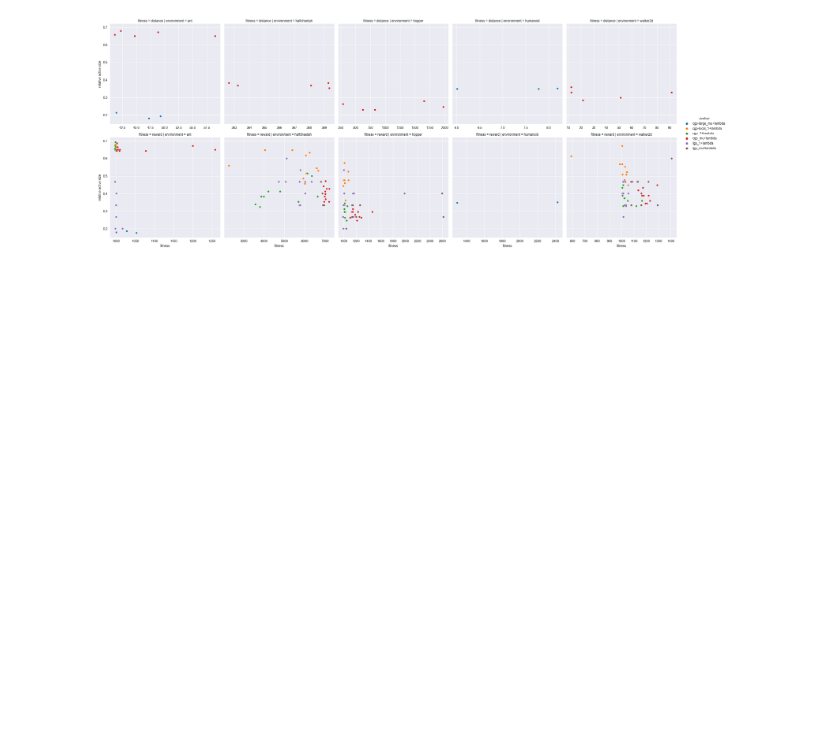
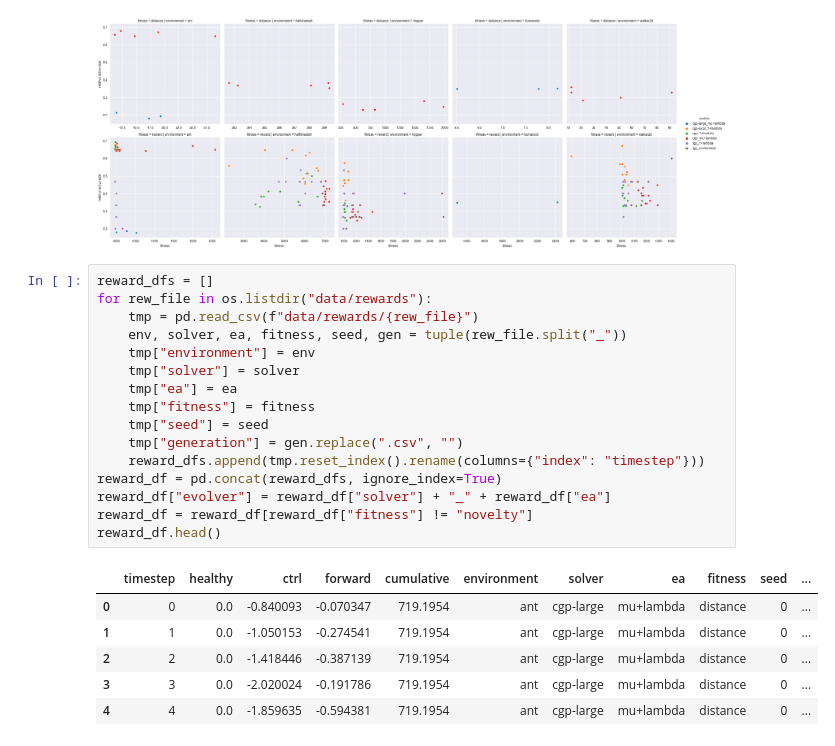
Before and after one commit to giorgia-nadizar/cgpax, a Jupyter notebook: analysis/analysis.ipynb, the cells around one changed output. Drawn from its saved outputs; the diff is of its cells as text; blank space fills up the shorter version.

```diff
--- a/analysis/analysis.ipynb
+++ b/analysis/analysis.ipynb
@@ -134,3 +134,26 @@ g.set_ylabels("relative active size")
 plt.show()
 # %% [output]
 [figure]
+# %%
+reward_dfs = []
+for rew_file in os.listdir("data/rewards"):
+    tmp = pd.read_csv(f"data/rewards/{rew_file}")
+    env, solver, ea, fitness, seed, gen = tuple(rew_file.split("_"))
+    tmp["environment"] = env
+    tmp["solver"] = solver
+    tmp["ea"] = ea
+    tmp["fitness"] = fitness
+    tmp["seed"] = seed
+    tmp["generation"] = gen.replace(".csv", "")
+    reward_dfs.append(tmp.reset_index().rename(columns={"index": "timestep"}))
+reward_df = pd.concat(reward_dfs, ignore_index=True)
+reward_df["evolver"] = reward_df["solver"] + "_" + reward_df["ea"]
+reward_df = reward_df[reward_df["fitness"] != "novelty"]
+reward_df.head()
+# %% [output]
+|  | timestep | healthy | ctrl | forward | cumulative | environment | solver | ea | fitness | seed | ... |
+| 0 | 0 | 0.0 | -0.840093 | -0.070347 | 719.1954 | ant | cgp-large | mu+lambda | distance | 0 | ... |
+| 1 | 1 | 0.0 | -1.050153 | -0.274541 | 719.1954 | ant | cgp-large | mu+lambda | distance | 0 | ... |
+| 2 | 2 | 0.0 | -1.418446 | -0.387139 | 719.1954 | ant | cgp-large | mu+lambda | distance | 0 | ... |
+| 3 | 3 | 0.0 | -2.020024 | -0.191786 | 719.1954 | ant | cgp-large | mu+lambda | distance | 0 | ... |
+| 4 | 4 | 0.0 | -1.859635 | -0.594381 | 719.1954 | ant | cgp-large | mu+lambda | distance | 0 | ... |
```
Also changed, not shown: parts of 2 cells of this notebook.
